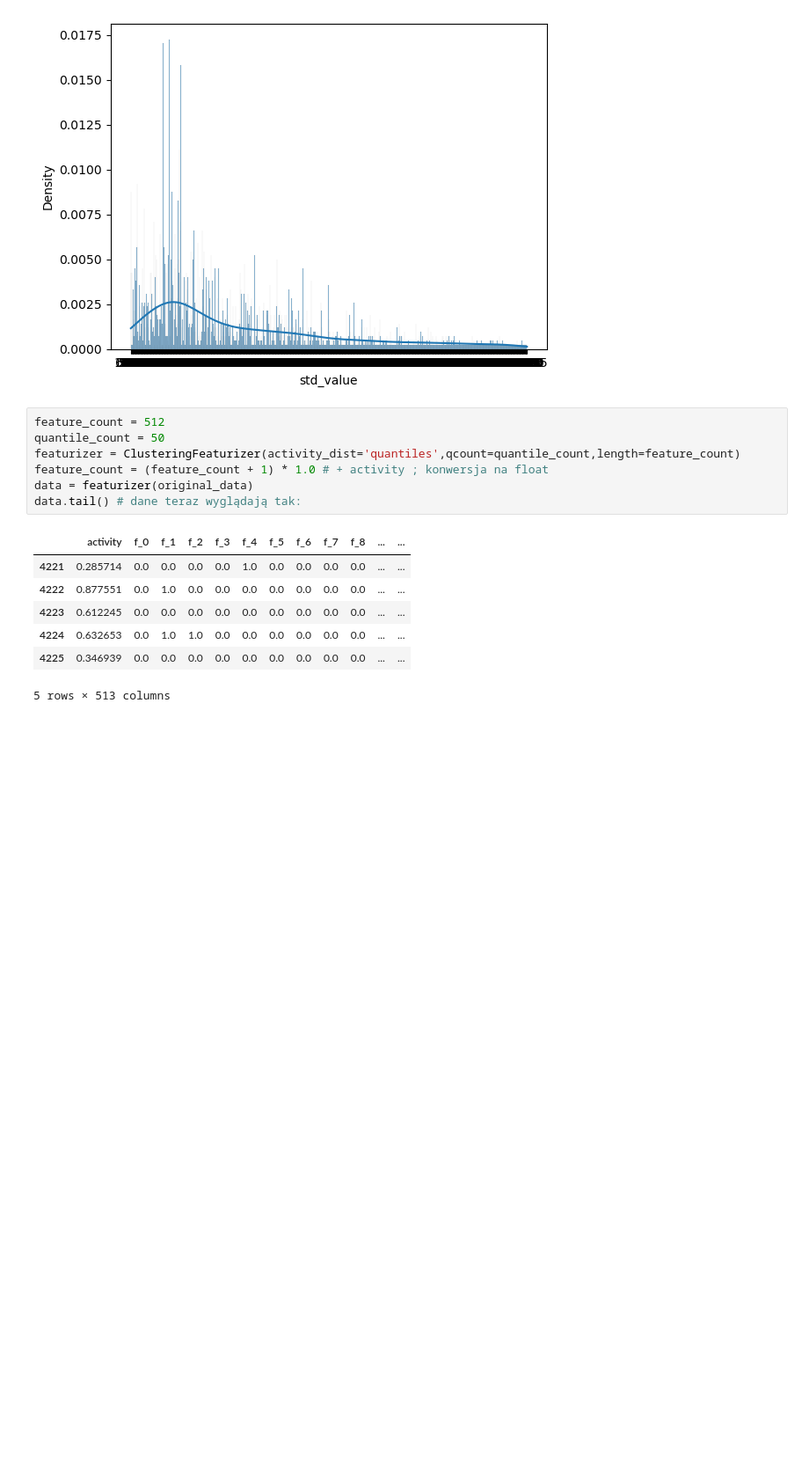
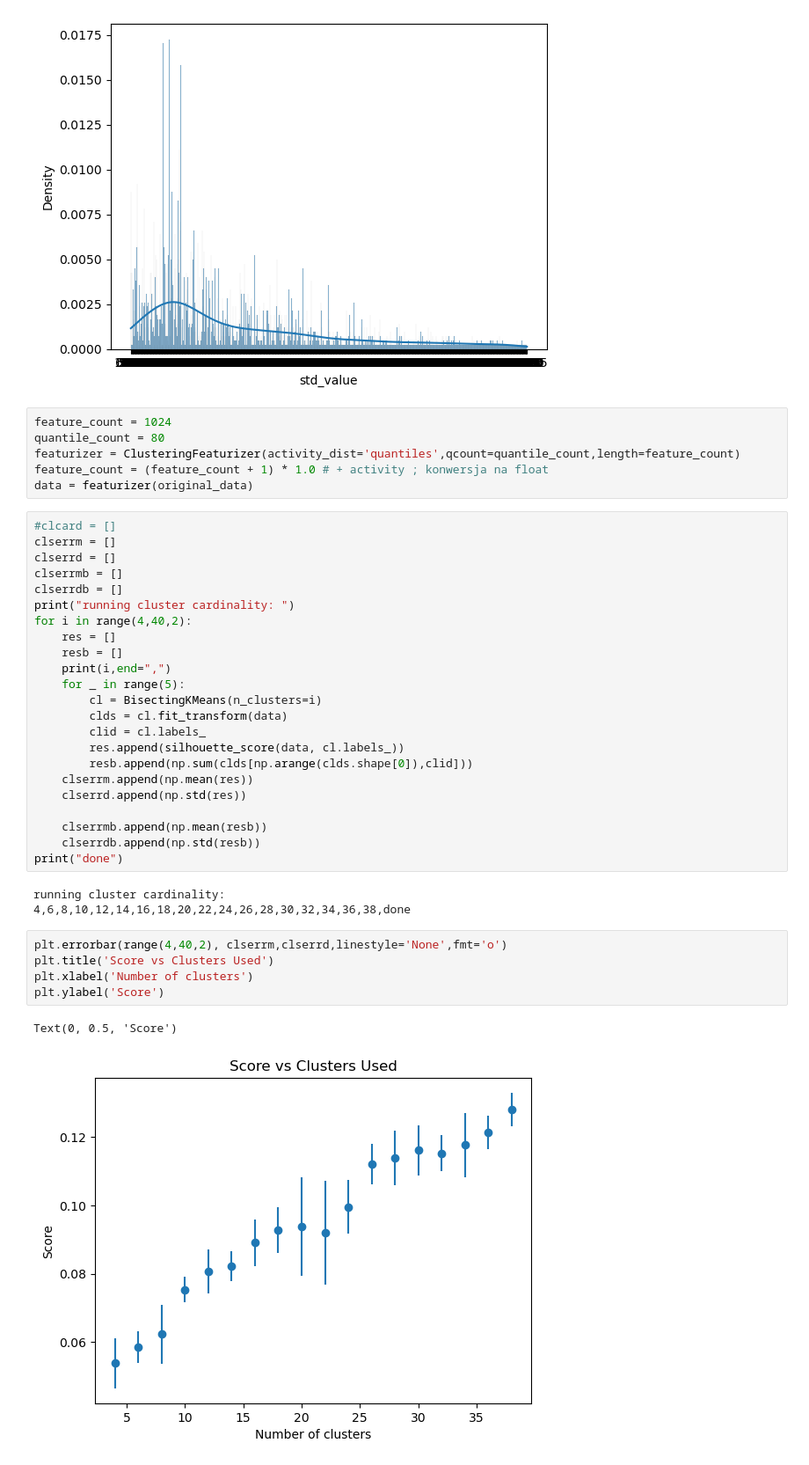
Before and after one commit to Limexcyan/Klastrowanie-publicznych-baz-zwi-zk-w, a Jupyter notebook: Clustering Project.ipynb, the cells around one changed output. Shown: that part at 88% size. Cells and saved outputs as stored; diff of their text form; blank space fills up the shorter version.

```diff
--- a/Clustering Project.ipynb
+++ b/Clustering Project.ipynb
@@ -154,17 +155,42 @@ sns.histplot(original_data['std_value'],kde=True,stat='density')
 <AxesSubplot:xlabel='std_value', ylabel='Density'>
 [figure]
 # %%
-feature_count = 512
-quantile_count = 50
+feature_count = 1024
+quantile_count = 80
 featurizer = ClusteringFeaturizer(activity_dist='quantiles',qcount=quantile_count,length=feature_count)
 feature_count = (feature_count + 1) * 1.0 # + activity ; konwersja na float
 data = featurizer(original_data)
-data.tail() # dane teraz wyglądają tak:
-# %% [output]
-|  | activity | f_0 | f_1 | f_2 | f_3 | f_4 | f_5 | f_6 | f_7 | f_8 | ... | ... |
-| 4221 | 0.285714 | 0.0 | 0.0 | 0.0 | 0.0 | 1.0 | 0.0 | 0.0 | 0.0 | 0.0 | ... | ... |
-| 4222 | 0.877551 | 0.0 | 1.0 | 0.0 | 0.0 | 0.0 | 0.0 | 0.0 | 0.0 | 0.0 | ... | ... |
-| 4223 | 0.612245 | 0.0 | 0.0 | 0.0 | 0.0 | 0.0 | 0.0 | 0.0 | 0.0 | 0.0 | ... | ... |
-| 4224 | 0.632653 | 0.0 | 1.0 | 1.0 | 0.0 | 0.0 | 0.0 | 0.0 | 0.0 | 0.0 | ... | ... |
-| 4225 | 0.346939 | 0.0 | 0.0 | 0.0 | 0.0 | 0.0 | 0.0 | 0.0 | 0.0 | 0.0 | ... | ... |
-5 rows × 513 columns
+# %%
+#clcard = []
+clserrm = []
+clserrd = []
+clserrmb = []
+clserrdb = []
+print("running cluster cardinality: ")
+for i in range(4,40,2):
+    res = []
+    resb = []
+    print(i,end=",")
+    for _ in range(5):
+        cl = BisectingKMeans(n_clusters=i)
+        clds = cl.fit_transform(data)
+        clid = cl.labels_
+        res.append(silhouette_score(data, cl.labels_))
+        resb.append(np.sum(clds[np.arange(clds.shape[0]),clid]))
+    clserrm.append(np.mean(res))
+    clserrd.append(np.std(res))
+
+    clserrmb.append(np.mean(resb))
+    clserrdb.append(np.std(resb))
+print("done")
+# %% [output]
+running cluster cardinality:
+4,6,8,10,12,14,16,18,20,22,24,26,28,30,32,34,36,38,done
+# %%
+plt.errorbar(range(4,40,2), clserrm,clserrd,linestyle='None',fmt='o')
+plt.title('Score vs Clusters Used')
+plt.xlabel('Number of clusters')
+plt.ylabel('Score')
+# %% [output]
+Text(0, 0.5, 'Score')
+[figure, added]
```
Also changed, not shown: parts of 8 cells of this notebook.
